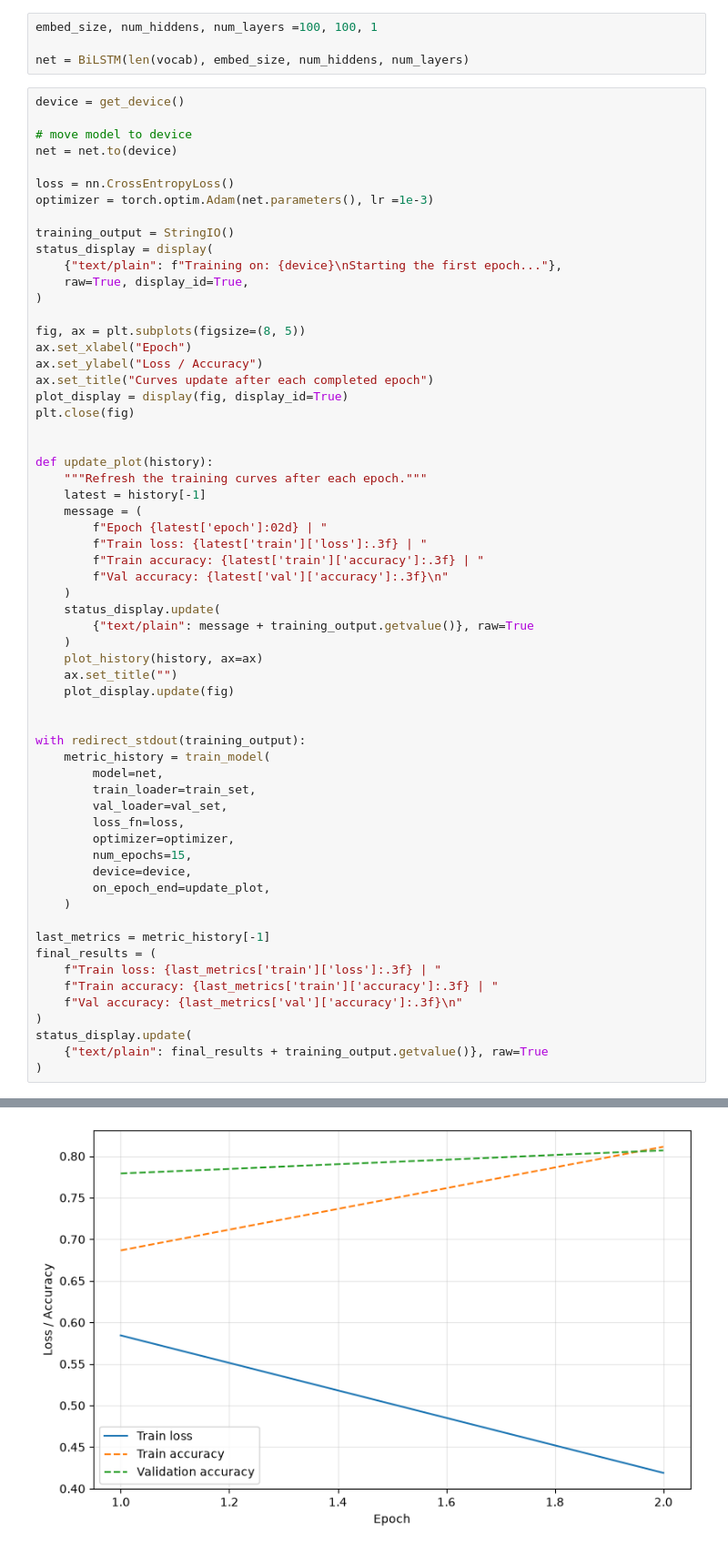
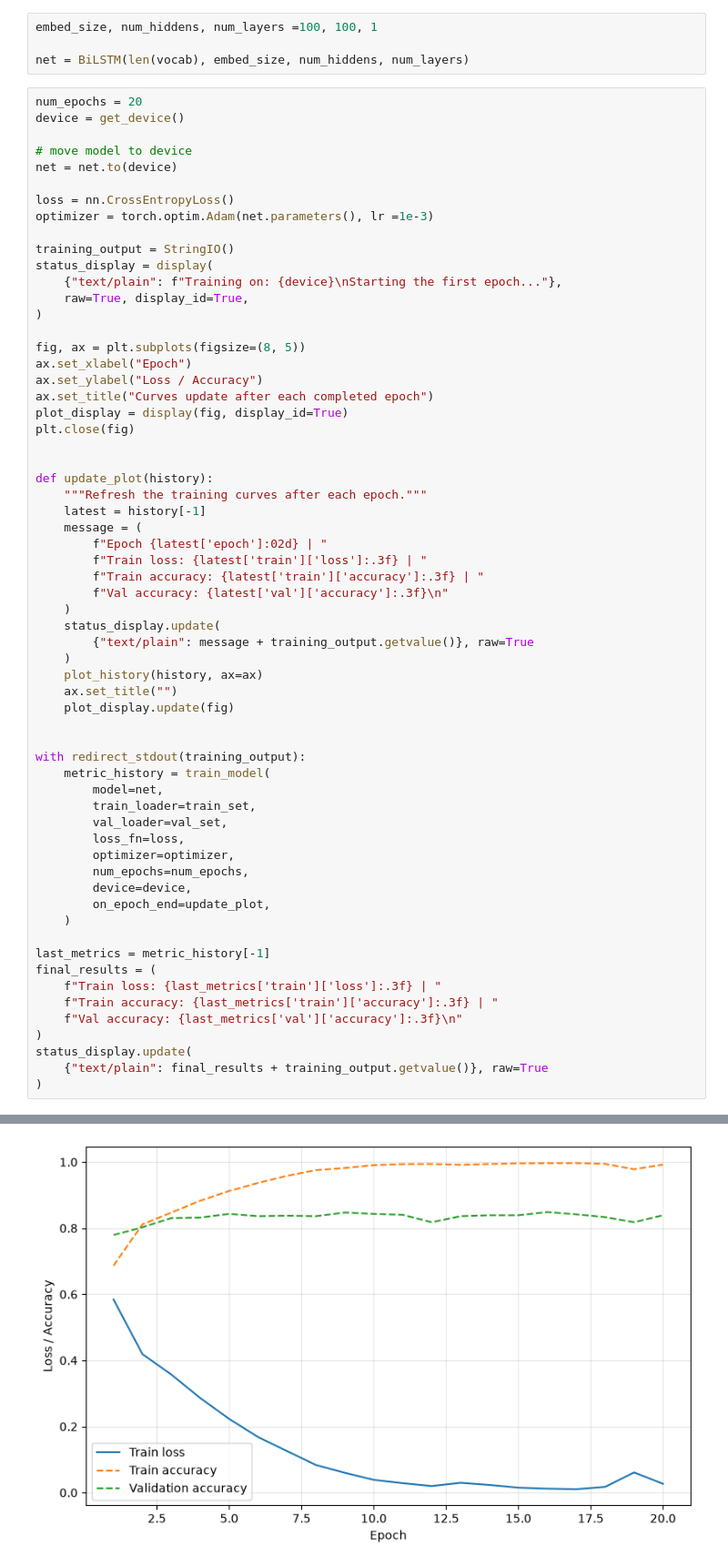
Before and after one commit to HikaraRX0/steam-review-sentiment-analysis, a Jupyter notebook: BiLSTM.ipynb, the cells around one changed output, grey strips where cells are left out. Shown at 91% size. Cells and saved outputs as stored; diff of their text form.

```diff
--- a/BiLSTM.ipynb
+++ b/BiLSTM.ipynb
@@ -71,6 +71,7 @@ embed_size, num_hiddens, num_layers =100, 100, 1
 
 net = BiLSTM(len(vocab), embed_size, num_hiddens, num_layers)
 # %%
+num_epochs = 20
 device = get_device()
 
 # move model to device
@@ -117,7 +118,7 @@ with redirect_stdout(training_output):
         val_loader=val_set,
         loss_fn=loss,
         optimizer=optimizer,
-        num_epochs=15,
+        num_epochs=num_epochs,
         device=device,
         on_epoch_end=update_plot,
     )
@@ -138 +139 @@ Average speed: 15711 tokens/sec
-[figure, old version]
+[figure, new version]
```
Also changed, not shown: parts of 1 cell of this notebook.
